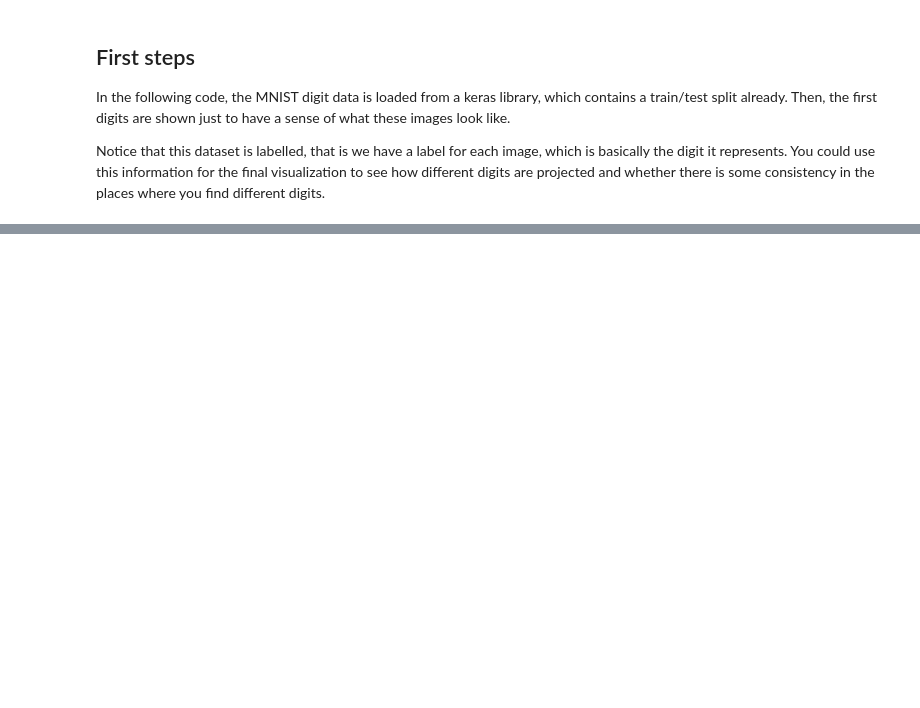
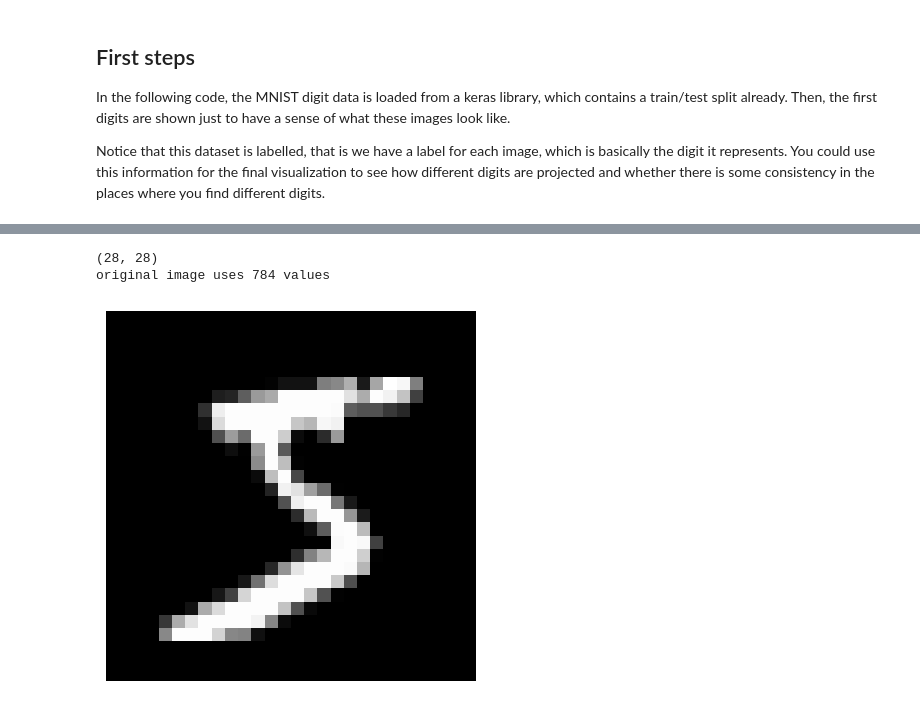
Before and after one commit to Lorenc1o/BDMA_Notes, a Jupyter notebook: UPC/Machine_Learning/Labs/lab03/ml03-exercise.ipynb, the cells around one changed output, grey strips where cells are left out. Cells and saved outputs as stored; diff of their text form; code cells hidden in the pictures; blank space fills up the shorter version.

```diff
--- a/UPC/Machine_Learning/Labs/lab03/ml03-exercise.ipynb
+++ b/UPC/Machine_Learning/Labs/lab03/ml03-exercise.ipynb
@@ -57,0 +114,12 @@ Y_test:  (10000,)
+# %%
+#convert to 2D image from 3 RGB channels
+A = train_X_reshape[0].reshape(28, 28, 1)
+X = np.mean(A, axis=2)
+plt.imshow(X, cmap=plt.cm.gray)
+plt.axis('off')
+print(X.shape)
+print(f'original image uses {np.prod(X.shape)} values')
+# %% [output]
+(28, 28)
+original image uses 784 values
+[figure, added]
```
Also changed, not shown: parts of 30 cells of this notebook, 1 other file.
